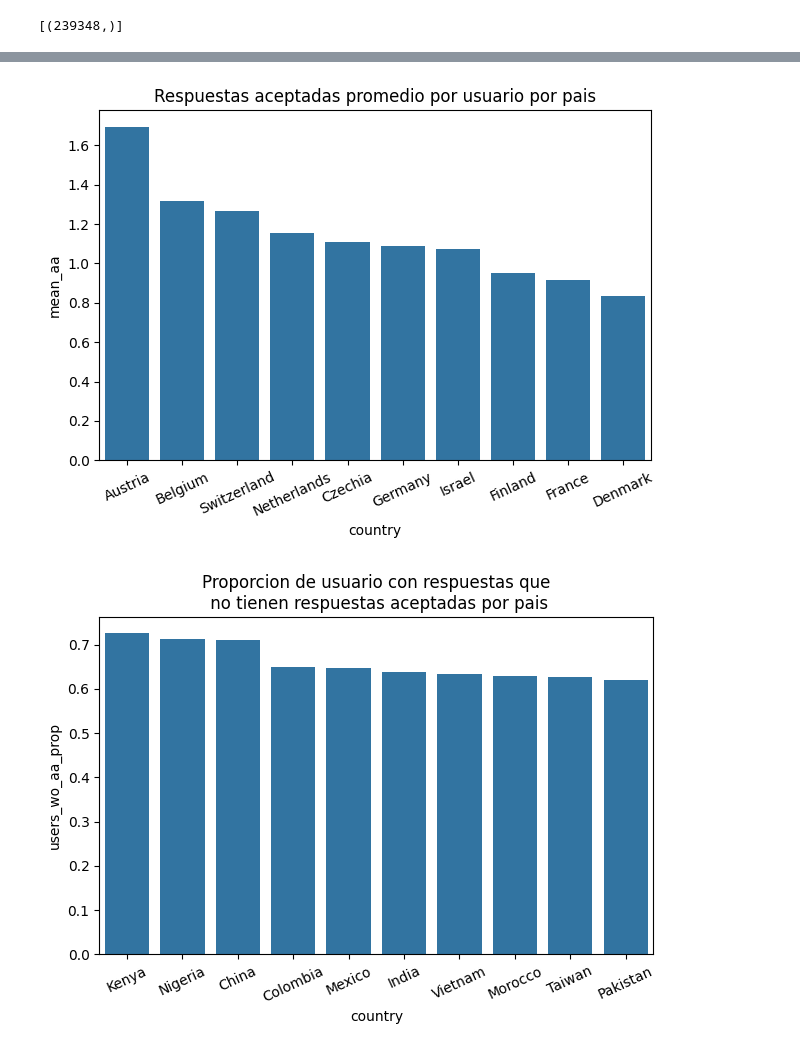
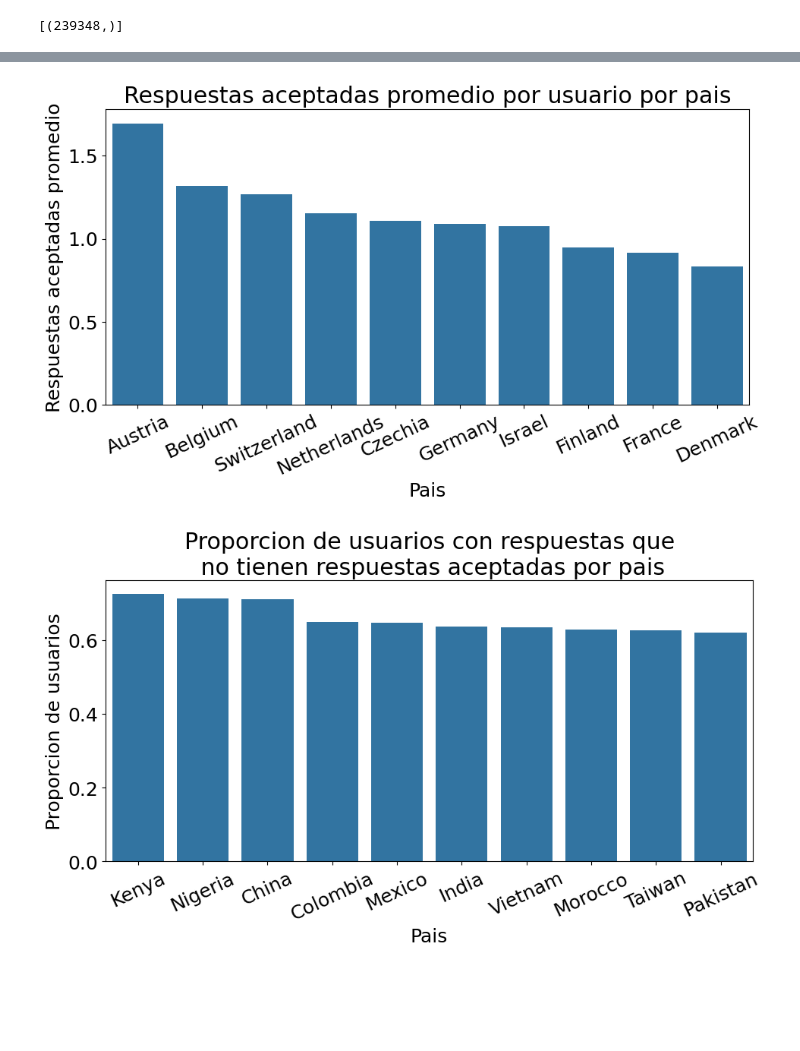
Before and after one commit to flopezd/so_q_recom, a Jupyter notebook: notebooks/eda/python.ipynb, the cells around one changed output, grey strips where cells are left out. Drawn from its saved outputs; the diff is of its cells as text; code cells hidden in the pictures; blank space fills up the shorter version.

```diff
--- a/notebooks/eda/python.ipynb
+++ b/notebooks/eda/python.ipynb
@@ -3,6 +3,8 @@ import psycopg2
 import pandas as pd
 import seaborn as sns
 import matplotlib.pyplot as plt
+plt.rcParams.update({'font.size': 18})
+plt.rcParams.update({'figure.figsize': [10, 6]})
 # %%
 connection = psycopg2.connect(
     user="postgres",
@@ -33,3 +35,15 @@ with connection:
 total_users
 # %% [output]
 [(19307021,)]
+# %%
+with connection:
+    with connection.cursor() as cursor:
+        cursor.execute(
+            """
+            select count(distinct(u.id))
+            from users u
+            join posts_19 p ON p.owner_user_id=u.id
+            """
+        )
+        total_users = cursor.fetchall()
+total_users
@@ -166,0 +185,26 @@ plt.savefig("mean_score_per_country.pdf")
+# %%
+with connection:
+    with connection.cursor() as cursor:
+        cursor.execute(
+            """
+        with score_per_country as (
+            select u.country, sum(score) as total_score
+            from posts_19 p
+            join users u on p.owner_user_id=u.id
+            where u.country is not null and p.post_type_id=2
+            group by u.country),
+        users_per_country as (
+            select u.country, count(*) as total_users
+            from users u
+            where u.country is not null
+            and u.country != 'Error'
+            group by u.country
+            having count(*)>10000)
+        select upc.country, total_score::decimal/total_users as mean_score
+        from score_per_country spc join users_per_country upc on spc.country=upc.country
+        order by mean_score asc
+        limit 10"""
+        )
+        mean_score_per_country_low = pd.DataFrame(
+            cursor.fetchall(), columns=["country", "mean_score"]
+        )
@@ -193,11 +247,13 @@ with connection:
 # %%
 sns.barplot(mean_aa_per_country, x="country", y="mean_aa", color="tab:blue")
 plt.xticks(rotation=25)
 plt.title("Respuestas aceptadas promedio por usuario por pais");
+plt.xlabel("Pais")
+plt.ylabel("Respuestas aceptadas promedio")
 plt.tight_layout()
-plt.savefig("mean_aa_per_country.pdf")
+plt.savefig("mean_aa_per_country.png")
 # %% [output]
-[figure, old version]
+[figure, new version]
 # %%
 with connection:
     with connection.cursor() as cursor:
@@ -228,8 +284,10 @@ with connection:
 # %%
 sns.barplot(users_wo_aa_prop_per_country, x="country", y="users_wo_aa_prop", color="tab:blue")
 plt.xticks(rotation=25)
-plt.title("Proporcion de usuario con respuestas que\n no tienen respuestas aceptadas por pais");
+plt.title("Proporcion de usuarios con respuestas que\n no tienen respuestas aceptadas por pais");
+plt.xlabel("Pais")
+plt.ylabel("Proporcion de usuarios")
 plt.tight_layout()
-plt.savefig("users_wo_aa_prop_per_country.pdf")
+plt.savefig("users_wo_aa_prop_per_country.png")
 # %% [output]
-[figure, old version]
+[figure, new version]
```
Also changed, not shown: parts of 3 cells of this notebook, 8 other files.
